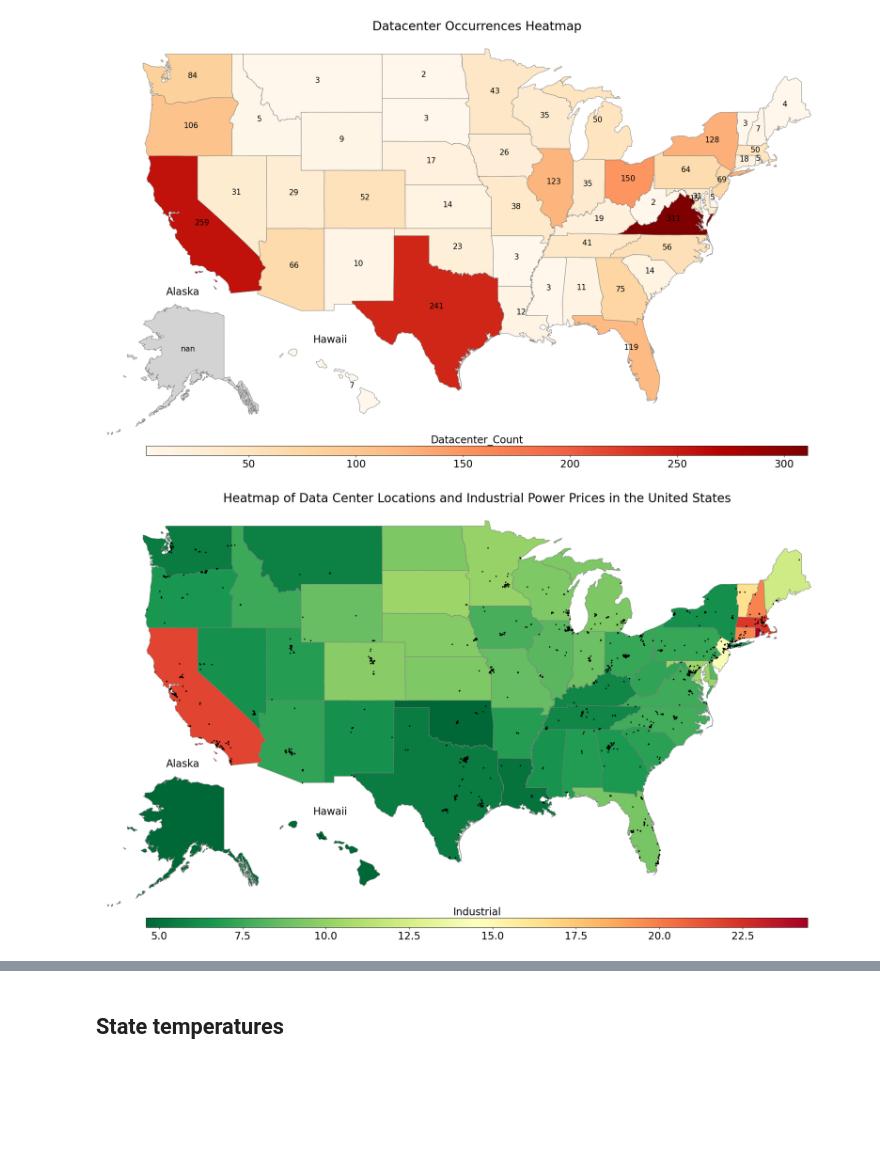
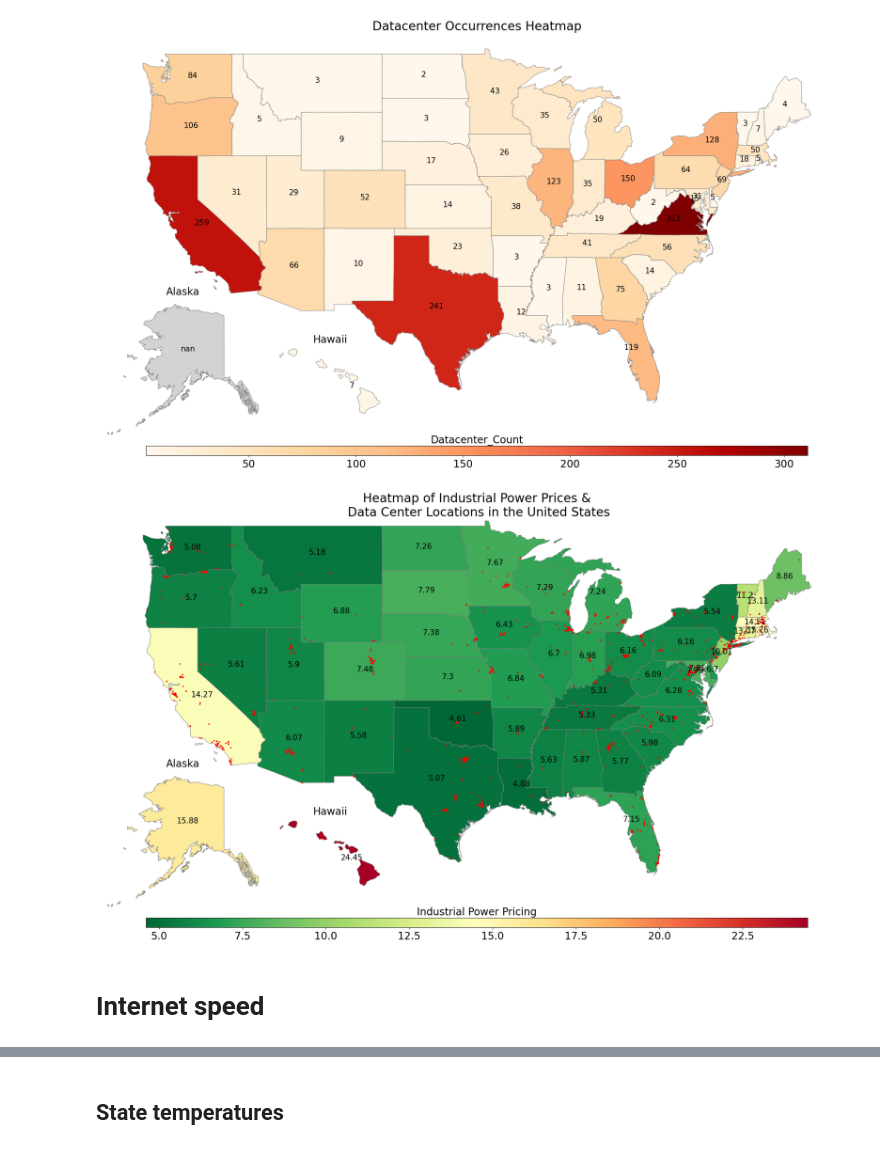
Before and after one commit to trinerye/spatial_exam, a Jupyter notebook: src/maps.ipynb, the cells around one changed output, grey strips where cells are left out. Saved outputs shown, nothing was run; the diff lists cells and outputs as text; code cells hidden in the pictures; blank space fills up the shorter version.

```diff
--- a/src/maps.ipynb
+++ b/src/maps.ipynb
@@ -35,9 +35,10 @@ dc_gdf.crs = "EPSG:4326"
 states_map = gpd.read_file('../in/States_shapefile-shp/States_shapefile.shp')
 # %%
 import matplotlib.pyplot as plt
+import numpy as np
 import matplotlib.colors as mcolors
 
-def plot_us_states(gdf, data_column=None, plot_points=None, title='INSERT TITLE', colormap='RdYlGn', point_color='black', point_size=3, point_opacity=1, label_states=False):
+def plot_us_states(gdf, data_column=None, plot_points=None, title='INSERT TITLE', colormap='RdYlGn', point_color='black', point_size=3, point_opacity=1, label_states=False, colorbar_title=None, log_scale=False):
     fig = plt.figure(figsize=(20, 13))
     fig.suptitle(title, fontsize=24)
 
@@ -47,9 +48,14 @@ def plot_us_states(gdf, data_column=None, plot_points=None, title='INSERT TITLE'
     alaska = gdf[gdf['State_Name'] == 'ALASKA']
     hawaii = gdf[gdf['State_Name'] == 'HAWAII']
 
-     # Normalize the color map based on the entire dataset
+# Normalize the color map based on the entire dataset
     if data_column:
-        norm = mcolors.Normalize(vmin=gdf[data_column].min(), vmax=gdf[data_column].max())
+        if log_scale:
+            #if user is choosing to plot on a logarithmic scale, normalize the data values logarithmically
+            norm = mcolors.LogNorm(vmin=gdf[data_column].replace(0, np.nan).min(), vmax=gdf[data_column].max())
+        else:
+            # if user hasnt specified logarithmi scale, normalize the values as normal
+            norm = mcolors.Normalize(vmin=gdf[data_column].min(), vmax=gdf[data_column].max())
 
     # Create a new axis for mainland US
     ax_mainland = fig.add_axes([0, 0.05, 1, 1])  # [x, y, width, height]
@@ -101,28 +107,30 @@ def plot_us_states(gdf, data_column=None, plot_points=None, title='INSERT TITLE'
     if label_states and data_column:
         label_size = 15
         for idx, row in mainland_us.iterrows():
-            #s=f"{row[data_column]:g}" converts the label value to an integer if the float is an integer value. e.g. 23.0 = 23
+            #f"{row[data_column]:.2f}".rstrip('0').rstrip('.') rounds to 2 decimal places, and if the float value is an integer value, e.g. 23.00, we strip the 0's
             ax_mainland.text(row.geometry.centroid.x, row.geometry.centroid.y,
-                             s=f"{row[data_column]:g}", horizontalalignment='center', fontsize=label_size)
+                             s=f"{row[data_column]:.2f}".rstrip('0').rstrip('.'), horizontalalignment='center', fontsize=label_size)
 
         if not alaska.empty:
             row = alaska.iloc[0]
             akax.text(row.geometry.centroid.x, row.geometry.centroid.y,
-                      s=f"{row[data_column]:g}", horizontalalignment='center', fontsize=label_size)
+                      s=f"{row[data_column]:.2f}".rstrip('0').rstrip('.'), horizontalalignment='center', fontsize=label_size)
 
         if not hawaii.empty:
             row = hawaii.iloc[0]
             hiax.text(row.geometry.centroid.x, row.geometry.centroid.y,
-                      s=f"{row[data_column]:g}", horizontalalignment='center', fontsize=label_size)
+                      s=f"{row[data_column]:.2f}".rstrip('0').rstrip('.'), horizontalalignment='center', fontsize=label_size)
 
     if data_column:
         # Create an axis for the colorbar
         cax = fig.add_axes([0.05, 0.07, 0.9, 0.02])  # [x, y, width, height]
         # Create a ScalarMappable for the colorbar based on the colormap and normalization of the data values.
-        sm = plt.cm.ScalarMappable(cmap=colormap, norm=plt.Normalize(vmin=gdf[data_column].min(), vmax=gdf[data_column].max()))
+        sm = plt.cm.ScalarMappable(cmap=colormap, norm=norm)
         sm._A = []  # This is needed for ScalarMappable
         # Give the colorbar a title named after the data column we are plotting
-        cax.set_title(data_column, fontsize=20)
+        if colorbar_title == None:
+           colorbar_title = data_column
+        cax.set_title(colorbar_title, fontsize=20)
         cax.tick_params(labelsize=20)
         fig.colorbar(sm, cax=cax, orientation='horizontal')
 
@@ -176,8 +187,14 @@ merged_data = merged_data.merge(power_df, how='left', left_on='State_Code', righ
 # %%
 power_sector = 'Industrial'
 
-title = f'Heatmap of Data Center Locations and {power_sector} Power Prices in the United States'
+title = f'Heatmap of {power_sector} Power Prices &\n Data Center Locations in the United States'
 
-plot_us_states(merged_data, power_sector, plot_points=dc_gdf, title=title, colormap='RdYlGn_r')
+plot_us_states(merged_data, power_sector,
+               title=title,
+               colorbar_title='Industrial Power Pricing',
+               label_states=True,
+               plot_points=dc_gdf,
+               point_color='red',
+               colormap='RdYlGn_r')
 # %% [output]
-[figure, old version]
+[figure, new version]
@@ -193,0 +201,2 @@ merged_data
+# %% [markdown]
+# Internet speed
```
Also changed, not shown: parts of 31 cells of this notebook.
